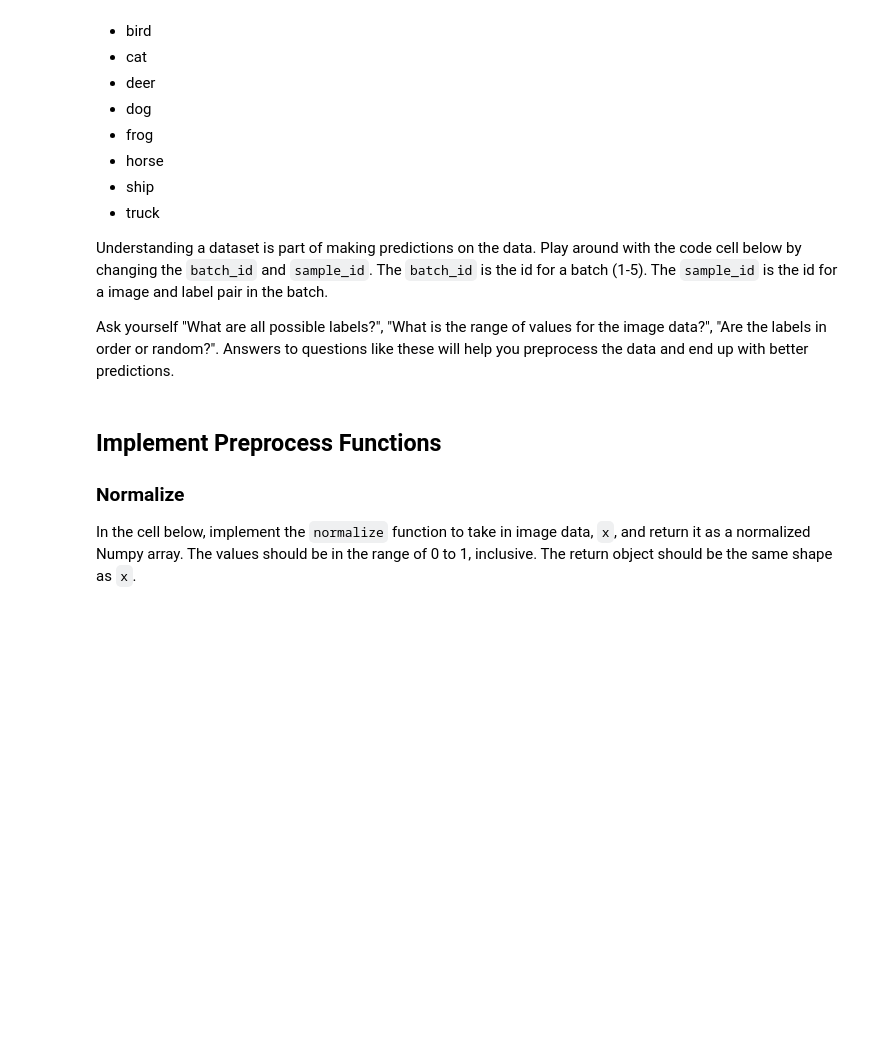
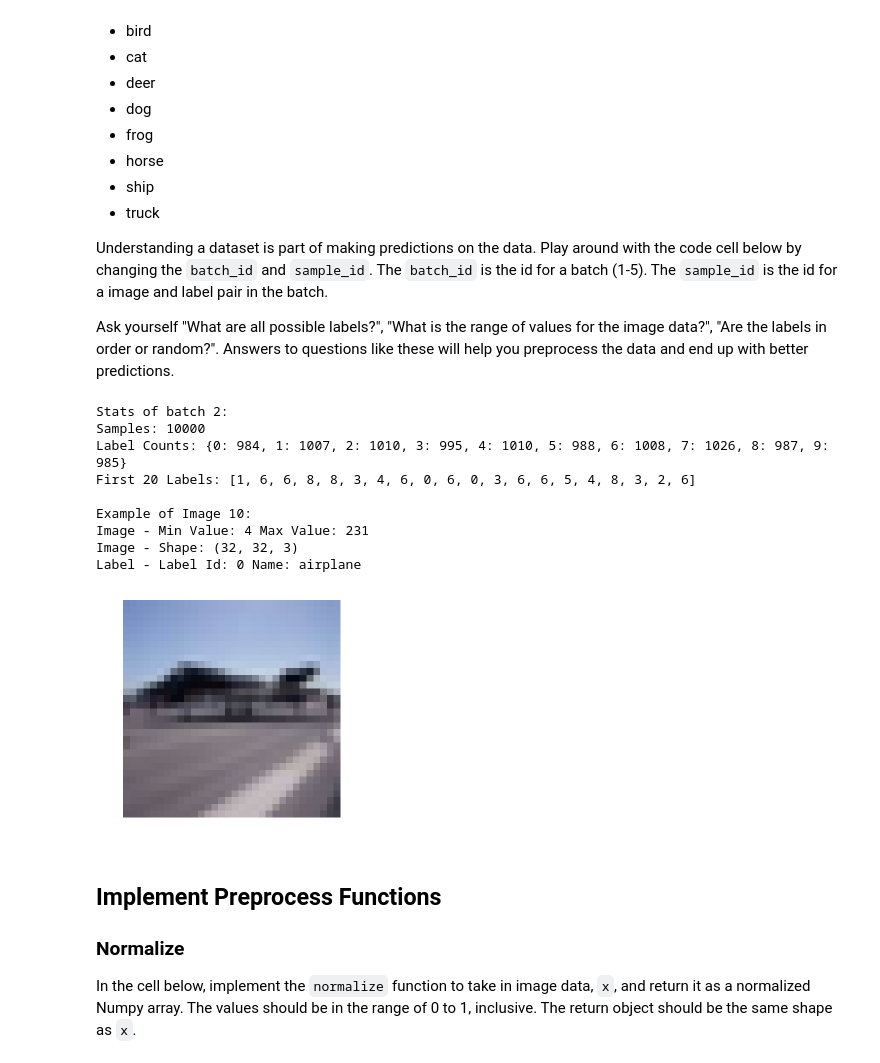
Before and after one commit to ajmaradiaga/DLND-ImageClassification, a Jupyter notebook: dlnd_image_classification.ipynb, the cells around one changed output. Saved outputs shown, nothing was run; the diff lists cells and outputs as text; code cells hidden in the pictures; blank space fills up the shorter version.

```diff
--- a/dlnd_image_classification.ipynb
+++ b/dlnd_image_classification.ipynb
@@ -72,14 +76,28 @@ Ask yourself "What are all possible labels?", "What is the range of values for t
 # %%
 %matplotlib inline
 %config InlineBackend.figure_format = 'retina'
 
 import helper
 import numpy as np
 
 # Explore the dataset
-batch_id = 1
-sample_id = 5
+batch_id = 2
+sample_id = 10
 helper.display_stats(cifar10_dataset_folder_path, batch_id, sample_id)
+
+# View source code of helper.display_stats
+# helper.display_stats??
+# %% [output]
+Stats of batch 2:
+Samples: 10000
+Label Counts: {0: 984, 1: 1007, 2: 1010, 3: 995, 4: 1010, 5: 988, 6: 1008, 7: 1026, 8: 987, 9: 985}
+First 20 Labels: [1, 6, 6, 8, 8, 3, 4, 6, 0, 6, 0, 3, 6, 6, 5, 4, 8, 3, 2, 6]
+
+Example of Image 10:
+Image - Min Value: 4 Max Value: 231
+Image - Shape: (32, 32, 3)
+Label - Label Id: 0 Name: airplane
+[figure, added]
 # %% [markdown]
 ## Implement Preprocess Functions
 ### Normalize
```
Also changed, not shown: parts of 4 cells of this notebook, 1 other file.
